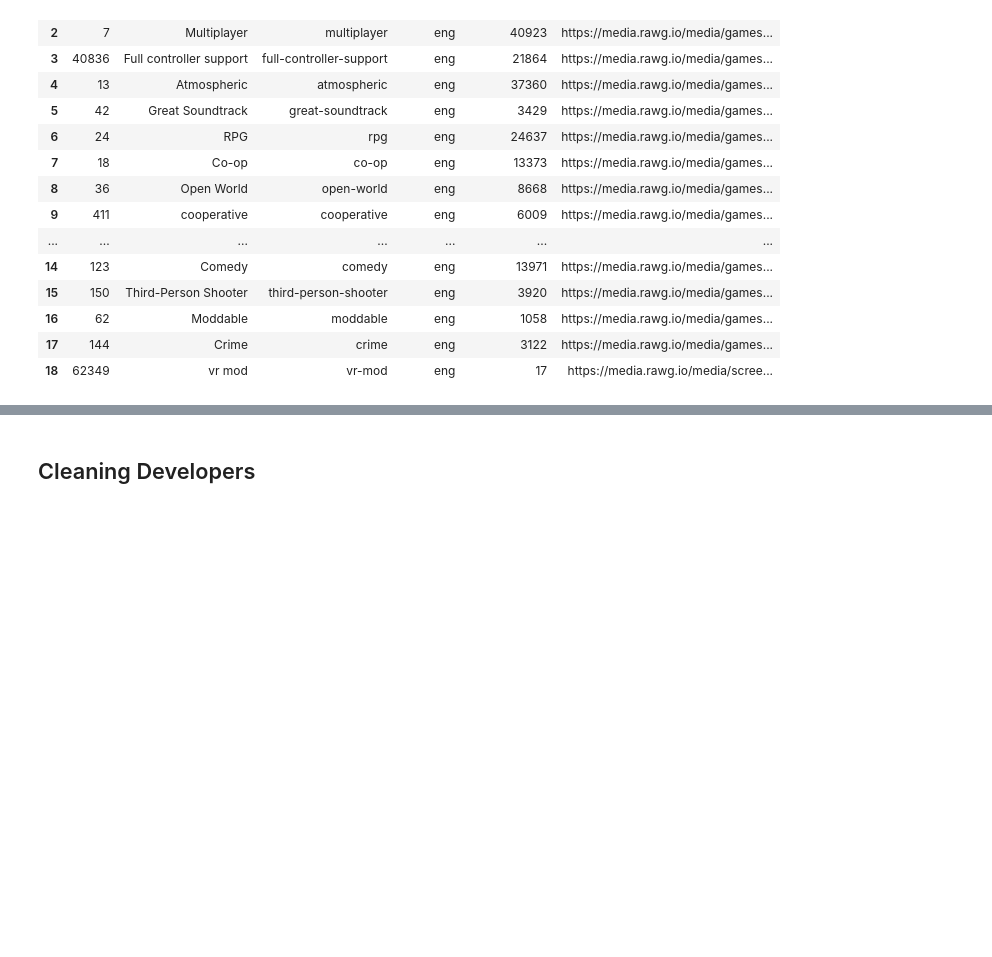
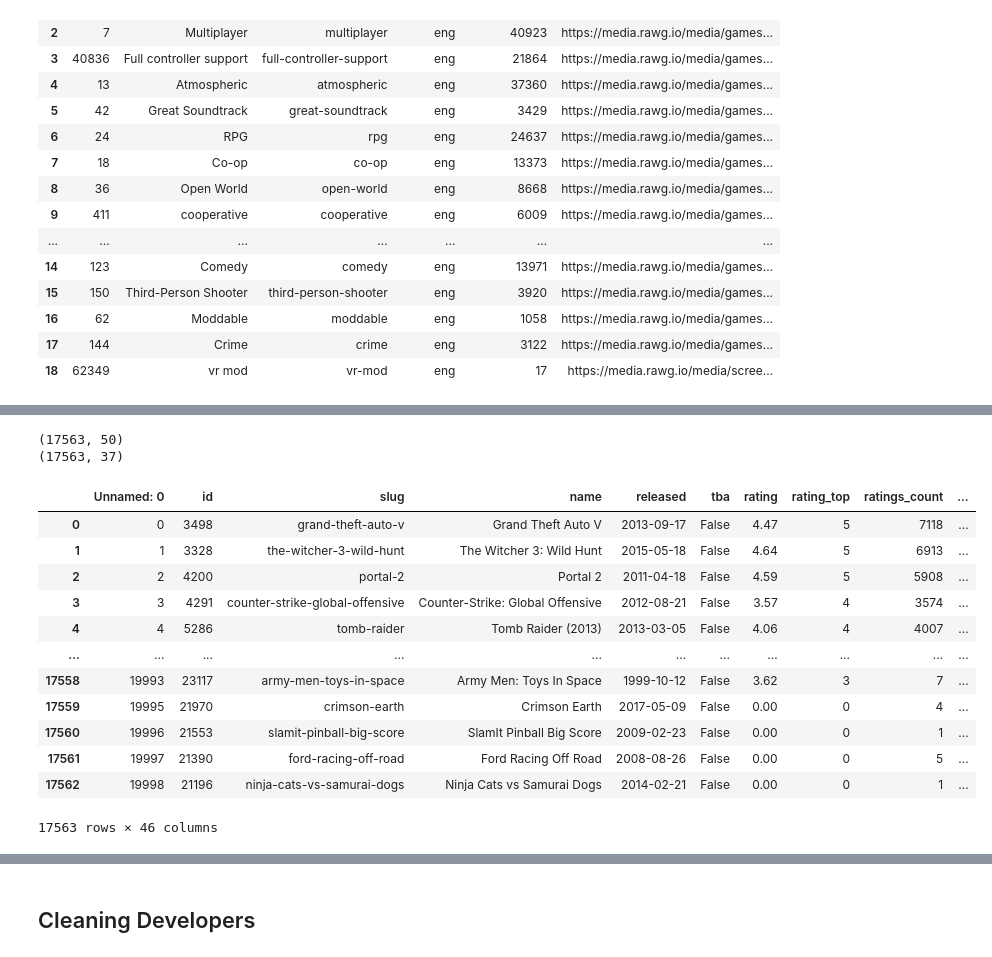
Before and after one commit to GetGubbz/Video-Game-Capstone, a Jupyter notebook: notebooks/RAWG_Data_Exploration.ipynb, the cells around one changed output, grey strips where cells are left out. Drawn from its saved outputs; the diff is of its cells as text; code cells hidden in the pictures; blank space fills up the shorter version.

```diff
--- a/notebooks/RAWG_Data_Exploration.ipynb
+++ b/notebooks/RAWG_Data_Exploration.ipynb
@@ -261,0 +279,26 @@ pd.json_normalize(games['tags'].iloc[0])
+# %%
+print(platform_df.shape)
+print(games.shape)
+# %% [output]
+(17563, 50)
+(17563, 37)
+# %%
+platform_df = platform_df.iloc[:,:14].drop(columns=['Xbox 360', 'Xbox', 'PS Vita', 'PlayStation 3']).rename(columns=lambda x: x + '_platform')
+# %%
+games = pd.concat([games, platform_df], axis=1).drop(columns=['platforms'])
+# %%
+games
+# %% [output]
+|  | Unnamed: 0 | id | slug | name | released | tba | rating | rating_top | ratings_count | ... |
+| 0 | 0 | 3498 | grand-theft-auto-v | Grand Theft Auto V | 2013-09-17 | False | 4.47 | 5 | 7118 | ... |
+| 1 | 1 | 3328 | the-witcher-3-wild-hunt | The Witcher 3: Wild Hunt | 2015-05-18 | False | 4.64 | 5 | 6913 | ... |
+| 2 | 2 | 4200 | portal-2 | Portal 2 | 2011-04-18 | False | 4.59 | 5 | 5908 | ... |
+| 3 | 3 | 4291 | counter-strike-global-offensive | Counter-Strike: Global Offensive | 2012-08-21 | False | 3.57 | 4 | 3574 | ... |
+| 4 | 4 | 5286 | tomb-raider | Tomb Raider (2013) | 2013-03-05 | False | 4.06 | 4 | 4007 | ... |
+| ... | ... | ... | ... | ... | ... | ... | ... | ... | ... | ... |
+| 17558 | 19993 | 23117 | army-men-toys-in-space | Army Men: Toys In Space | 1999-10-12 | False | 3.62 | 3 | 7 | ... |
+| 17559 | 19995 | 21970 | crimson-earth | Crimson Earth | 2017-05-09 | False | 0.00 | 0 | 4 | ... |
+| 17560 | 19996 | 21553 | slamit-pinball-big-score | SlamIt Pinball Big Score | 2009-02-23 | False | 0.00 | 0 | 1 | ... |
+| 17561 | 19997 | 21390 | ford-racing-off-road | Ford Racing Off Road | 2008-08-26 | False | 0.00 | 0 | 5 | ... |
+| 17562 | 19998 | 21196 | ninja-cats-vs-samurai-dogs | Ninja Cats vs Samurai Dogs | 2014-02-21 | False | 0.00 | 0 | 1 | ... |
+17563 rows × 46 columns
```
Also changed, not shown: parts of 26 cells of this notebook.
